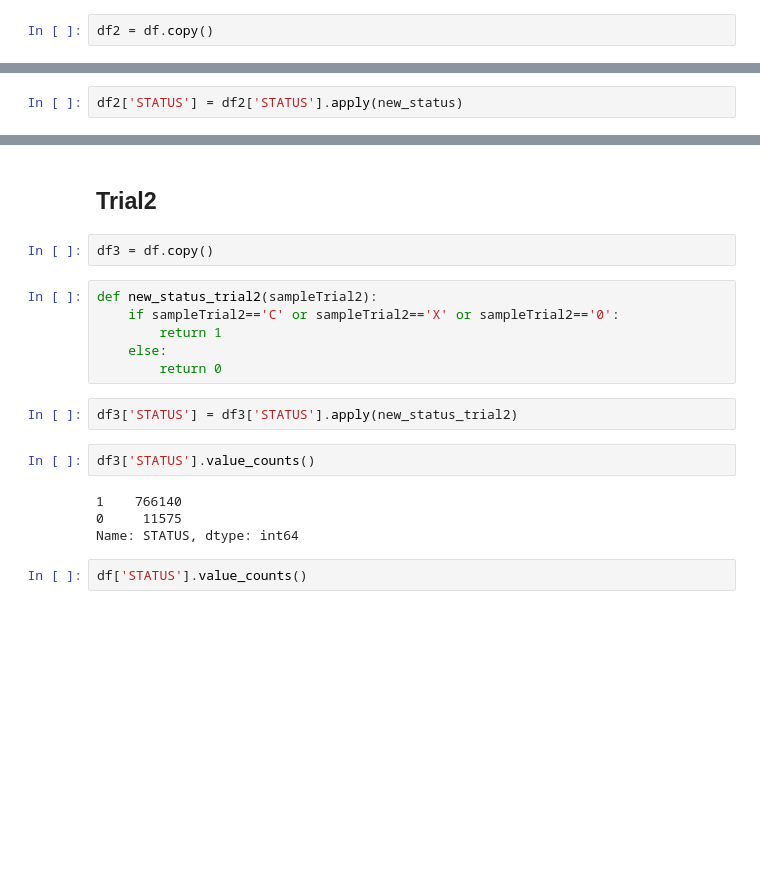
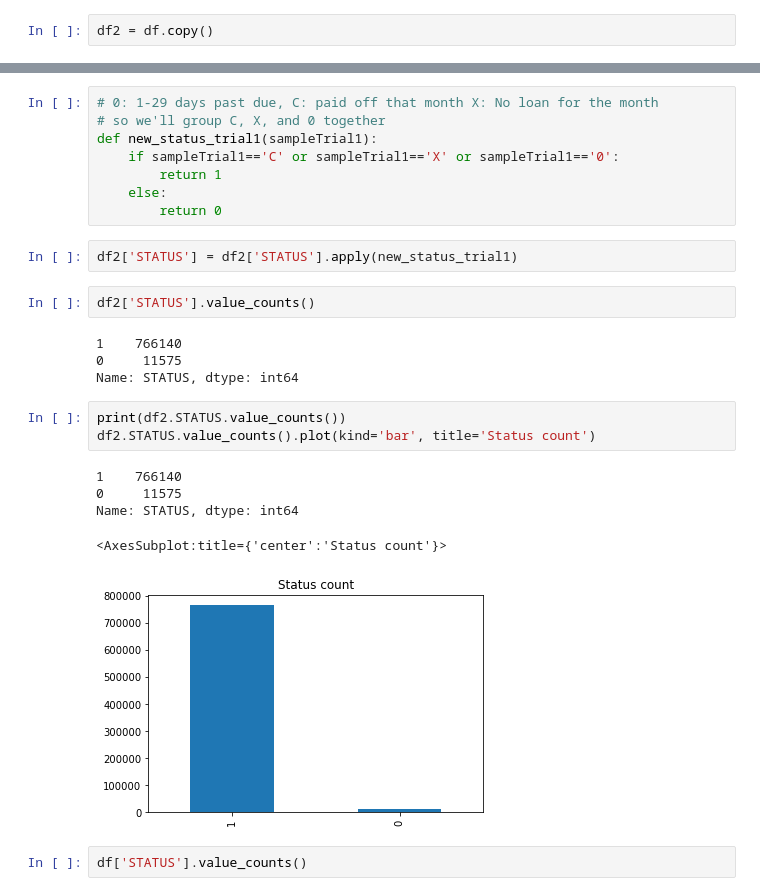
Before and after one commit to Hudaalghazouli/Crystallum-Credit-Company, a Jupyter notebook: logistic_regression_model.ipynb, the cells around one changed output, grey strips where cells are left out. Saved outputs shown, nothing was run; the diff lists cells and outputs as text; blank space fills up the shorter version.

```diff
--- a/logistic_regression_model.ipynb
+++ b/logistic_regression_model.ipynb
@@ -192,2 +199,0 @@ def new_status(sample):
-# %%
-df2['STATUS'] = df2['STATUS'].apply(new_status)
@@ -359,21 +200,28 @@ plt.show()
-# %% [markdown]
-## Trial2
-# %%
-df3 = df.copy()
 # %%
-def new_status_trial2(sampleTrial2):
-    if sampleTrial2=='C' or sampleTrial2=='X' or sampleTrial2=='0':
+# 0: 1-29 days past due, C: paid off that month X: No loan for the month
+# so we'll group C, X, and 0 together
+def new_status_trial1(sampleTrial1):
+    if sampleTrial1=='C' or sampleTrial1=='X' or sampleTrial1=='0':
         return 1
     else:
         return 0
 # %%
-df3['STATUS'] = df3['STATUS'].apply(new_status_trial2)
+df2['STATUS'] = df2['STATUS'].apply(new_status_trial1)
 # %%
-df3['STATUS'].value_counts()
+df2['STATUS'].value_counts()
 # %% [output]
 1    766140
 0     11575
 Name: STATUS, dtype: int64
+# %%
+print(df2.STATUS.value_counts())
+df2.STATUS.value_counts().plot(kind='bar', title='Status count')
+# %% [output]
+1    766140
+0     11575
+Name: STATUS, dtype: int64
+<AxesSubplot:title={'center':'Status count'}>
+[figure, added]
 # %%
 df['STATUS'].value_counts()
 # %% [output]
```
Also changed, not shown: parts of 130 cells of this notebook.
